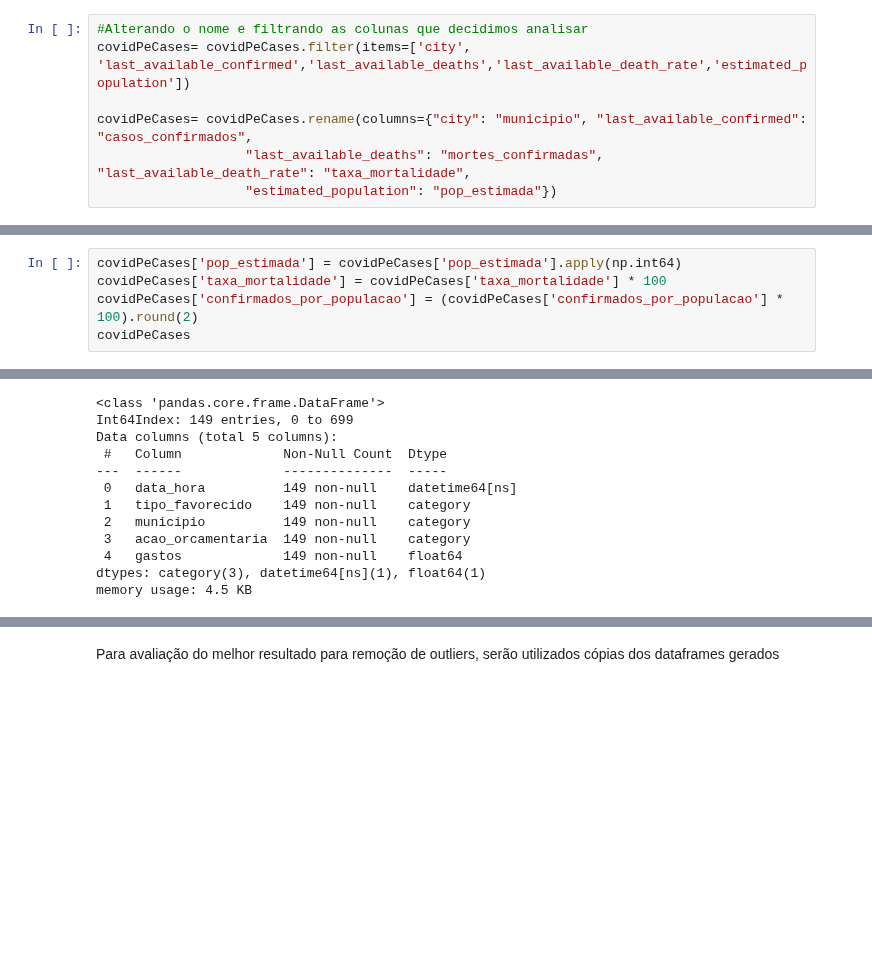
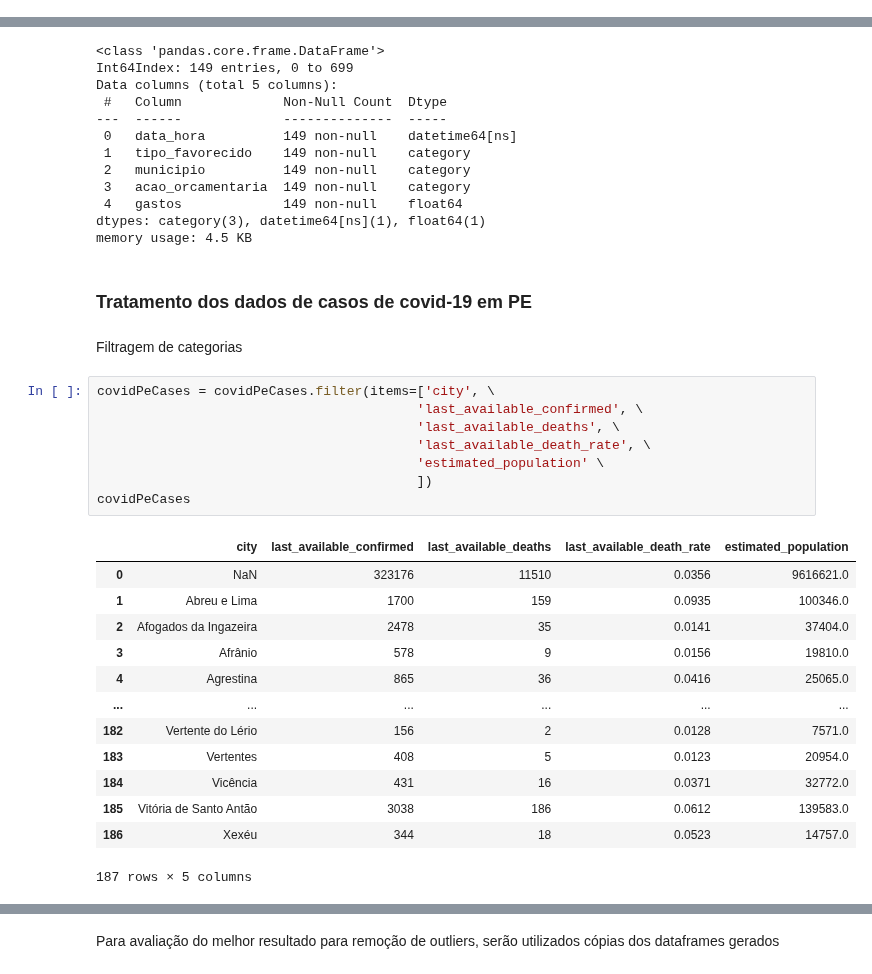
Before and after one commit to marcosw1998/Data-Science, a Jupyter notebook: Analysis_Notebook/covid_spends_brazil.ipynb, the cells around one changed output, grey strips where cells are left out. Cells and saved outputs as stored; diff of their text form; blank space fills up the shorter version.

```diff
--- a/Analysis_Notebook/covid_spends_brazil.ipynb
+++ b/Analysis_Notebook/covid_spends_brazil.ipynb
@@ -366,7 +367,0 @@ memory usage: 7.0+ KB
-# %%
-#Alterando o nome e filtrando as colunas que decidimos analisar
-covidPeCases= covidPeCases.filter(items=['city', 'last_available_confirmed','last_available_deaths','last_available_death_rate','estimated_population'])
-
-covidPeCases= covidPeCases.rename(columns={"city": "municipio", "last_available_confirmed": "casos_confirmados",
-                   "last_available_deaths": "mortes_confirmadas", "last_available_death_rate": "taxa_mortalidade",
-                   "estimated_population": "pop_estimada"})
@@ -425,5 +367,0 @@ Ajustando tipo e transformando valores para porcentagem a fim de facilitar a per
-# %%
-covidPeCases['pop_estimada'] = covidPeCases['pop_estimada'].apply(np.int64)
-covidPeCases['taxa_mortalidade'] = covidPeCases['taxa_mortalidade'] * 100
-covidPeCases['confirmados_por_populacao'] = (covidPeCases['confirmados_por_populacao'] * 100).round(2)
-covidPeCases
@@ -525,3 +388,29 @@ Data columns (total 5 columns):
  4   gastos             149 non-null    float64
 dtypes: category(3), datetime64[ns](1), float64(1)
 memory usage: 4.5 KB
+# %% [markdown]
+### **Tratamento dos dados de casos de covid-19 em PE**
+# %% [markdown]
+Filtragem de categorias
+# %%
+covidPeCases = covidPeCases.filter(items=['city', \
+                                         'last_available_confirmed', \
+                                         'last_available_deaths', \
+                                         'last_available_death_rate', \
+                                         'estimated_population' \
+                                         ])
+covidPeCases
+# %% [output]
+|  | city | last_available_confirmed | last_available_deaths | last_available_death_rate | estimated_population |
+| 0 | NaN | 323176 | 11510 | 0.0356 | 9616621.0 |
+| 1 | Abreu e Lima | 1700 | 159 | 0.0935 | 100346.0 |
+| 2 | Afogados da Ingazeira | 2478 | 35 | 0.0141 | 37404.0 |
+| 3 | Afrânio | 578 | 9 | 0.0156 | 19810.0 |
+| 4 | Agrestina | 865 | 36 | 0.0416 | 25065.0 |
+| ... | ... | ... | ... | ... | ... |
+| 182 | Vertente do Lério | 156 | 2 | 0.0128 | 7571.0 |
+| 183 | Vertentes | 408 | 5 | 0.0123 | 20954.0 |
+| 184 | Vicência | 431 | 16 | 0.0371 | 32772.0 |
+| 185 | Vitória de Santo Antão | 3038 | 186 | 0.0612 | 139583.0 |
+| 186 | Xexéu | 344 | 18 | 0.0523 | 14757.0 |
+187 rows × 5 columns
```
Also changed, not shown: parts of 57 cells of this notebook.
